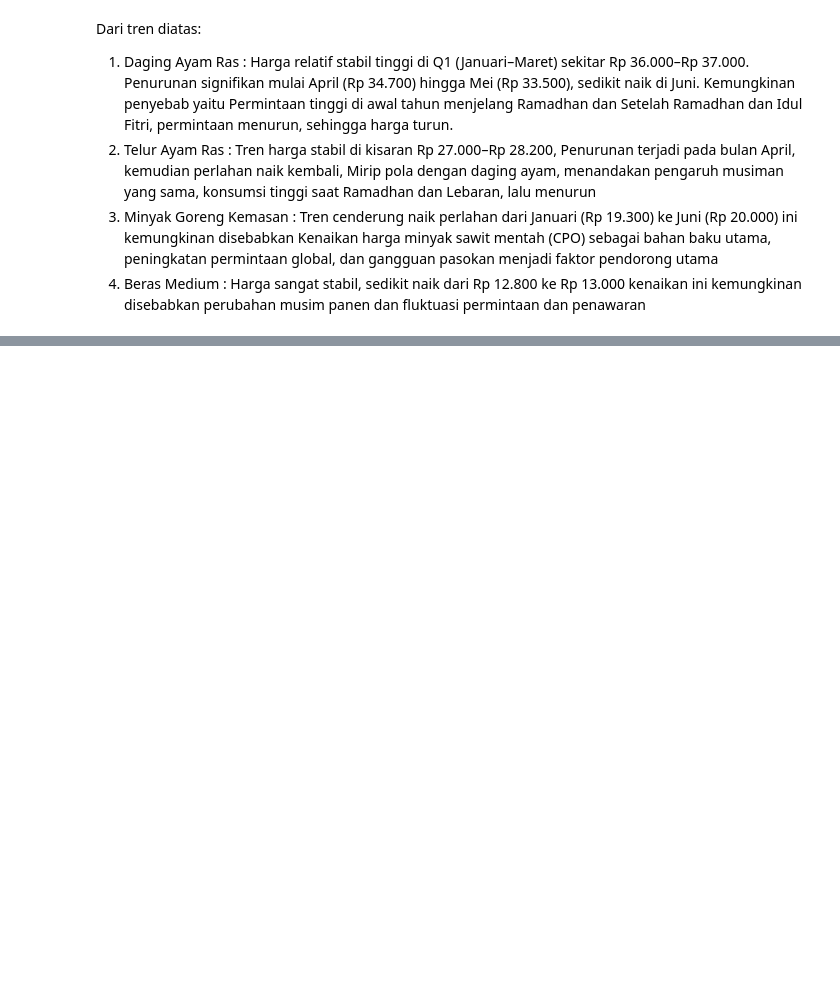
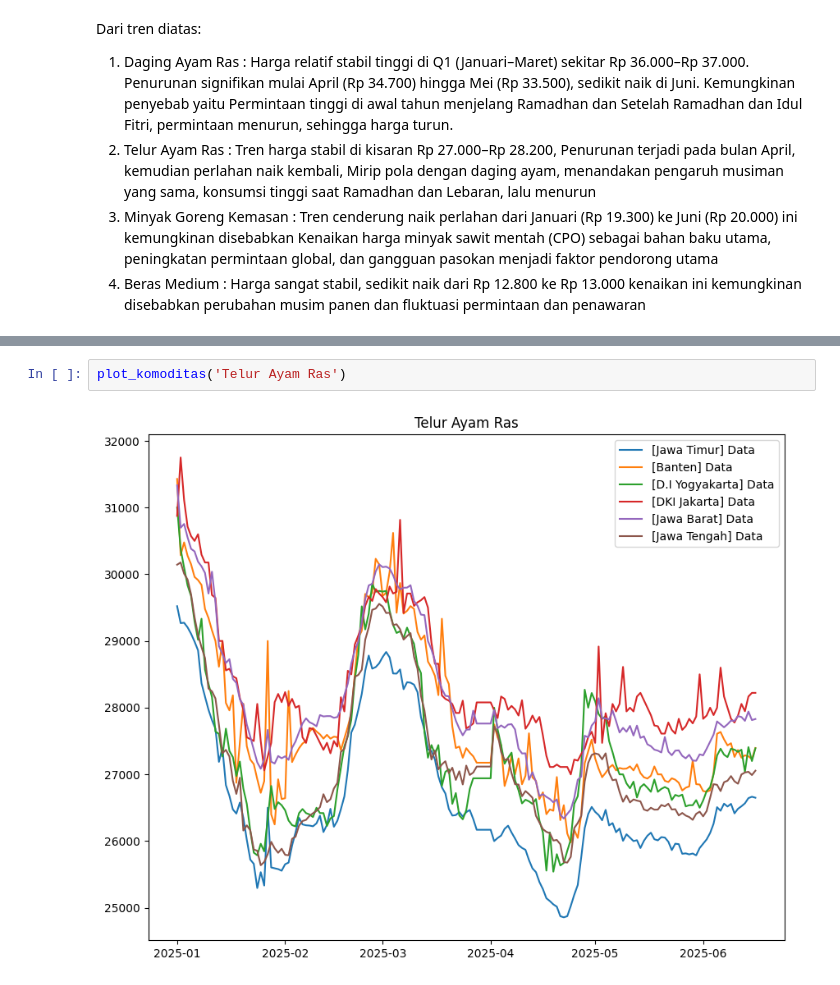
Before and after one commit to FTDS-assignment-bay/p2-final-project-ftds-042-rmt-group-001, a Jupyter notebook: Exploratory_Data_Analys.ipynb, the cells around one changed output, grey strips where cells are left out. Cells and saved outputs as stored; diff of their text form; blank space fills up the shorter version.

```diff
--- a/Exploratory_Data_Analys.ipynb
+++ b/Exploratory_Data_Analys.ipynb
@@ -215,0 +316,4 @@ Dari tren diatas:
+# %%
+plot_komoditas('Telur Ayam Ras')
+# %% [output]
+[figure, added]
```
Also changed, not shown: parts of 9 cells of this notebook.
